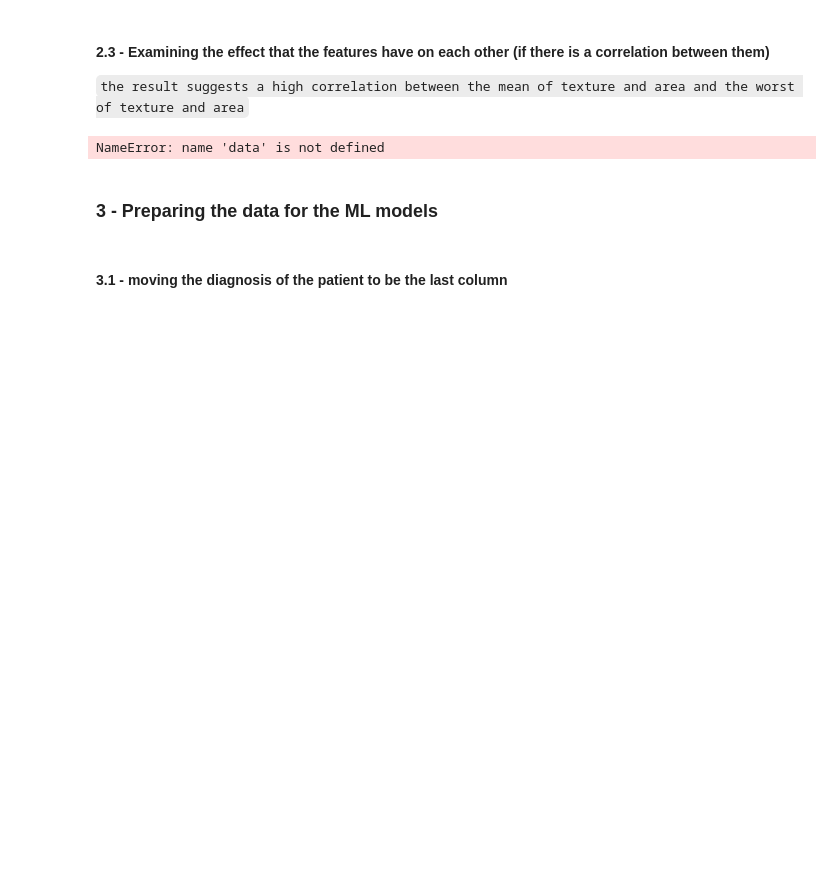
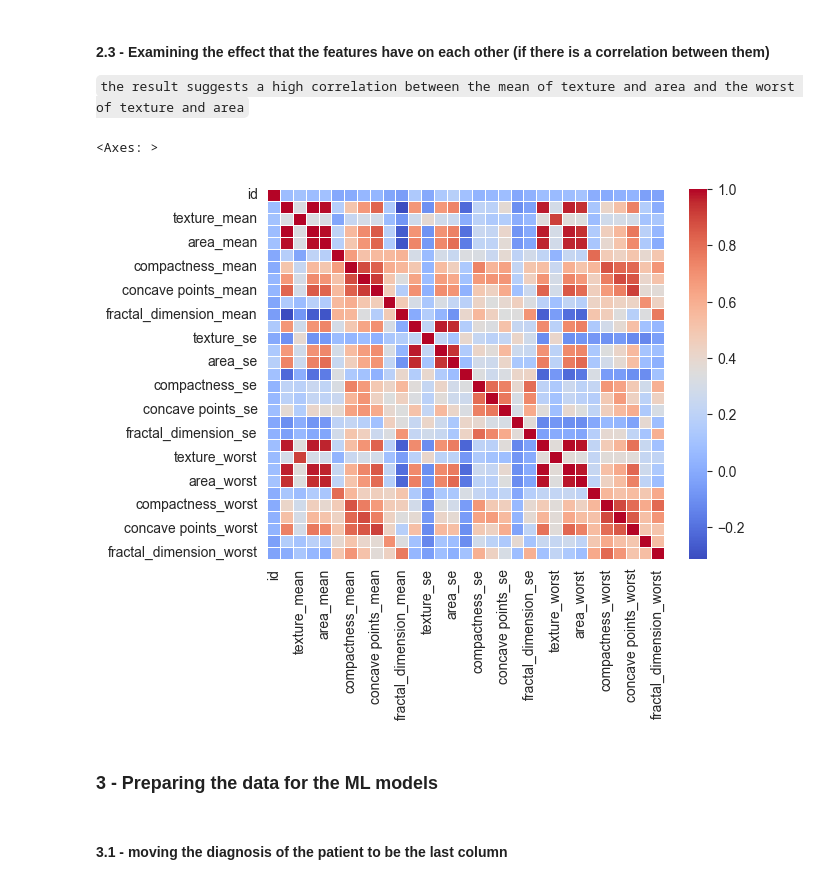
Before and after one commit to AhmedAlaaElsaadani0/Breast-Cancer-Classifier, a Jupyter notebook: project.ipynb, the cells around one changed output. Saved outputs shown, nothing was run; the diff lists cells and outputs as text; code cells hidden in the pictures; blank space fills up the shorter version.

```diff
--- a/project.ipynb
+++ b/project.ipynb
@@ -84,9 +84,14 @@ Name: count, dtype: int64
 `the result suggests a high correlation between the mean of texture and area and the worst of texture and area`
 # %%
 # Create a heatmap of the correlation matrix
-sns.heatmap(data.corr(), cmap="coolwarm")
+df_numerical = df.select_dtypes(include=[np.number])
+
+# Calculate the correlation matrix
+corr_matrix = df_numerical.corr()
+sns.heatmap(corr_matrix, cmap='coolwarm', linewidths=0.5)
 # %% [output]
-NameError: name 'data' is not defined
+<Axes: >
+[figure, added]
 # %% [markdown]
 ### 3 - Preparing the data for the ML models
 # %% [markdown]
```
Also changed, not shown: parts of 1 cell of this notebook.
